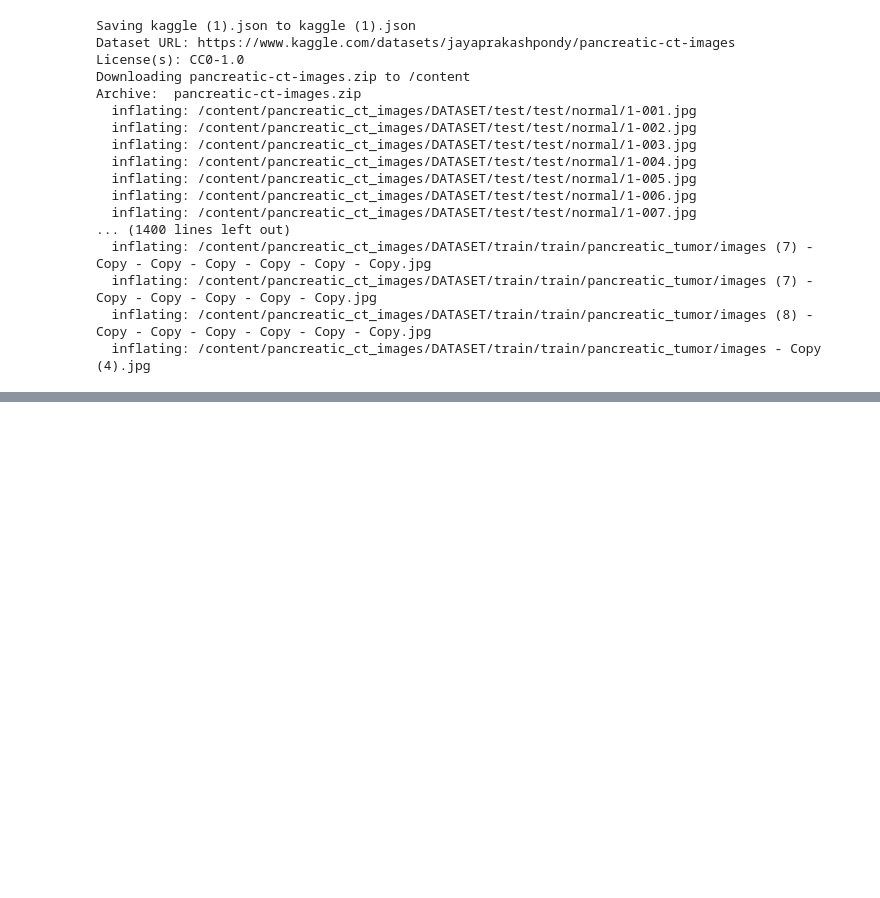
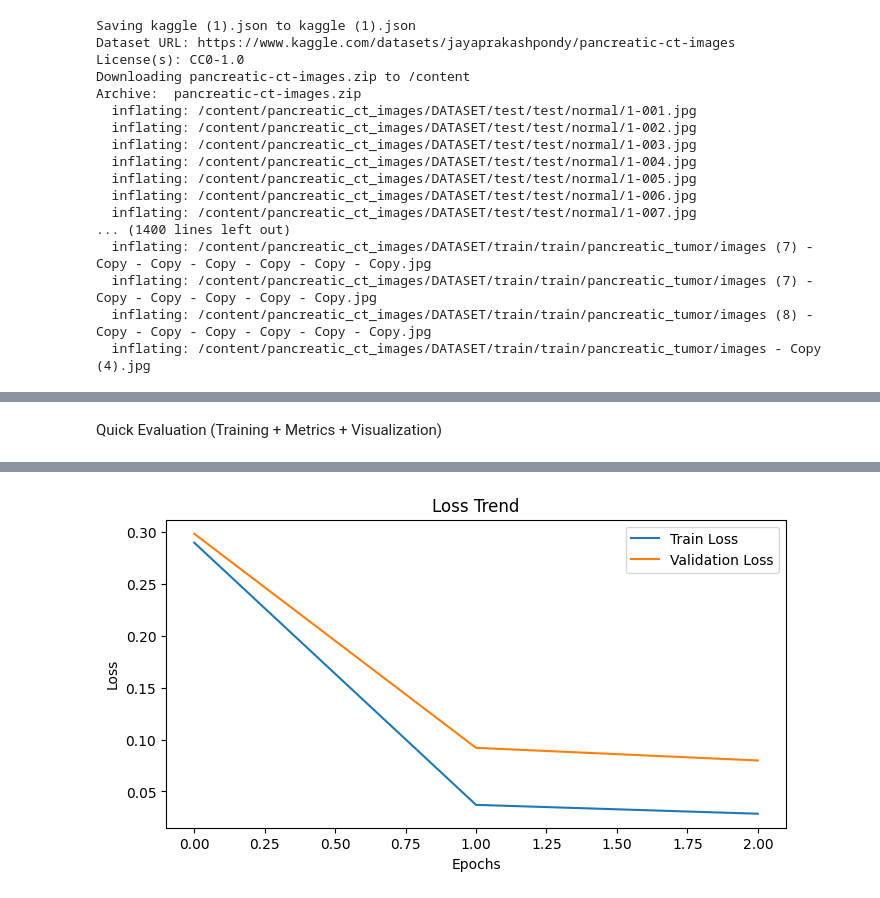
Before and after one commit to Adithyavardhans/AI_Systems_Project, a Jupyter notebook: Playground.ipynb, the cells around one changed output, grey strips where cells are left out. Drawn from its saved outputs; the diff is of its cells as text; code cells hidden in the pictures; blank space fills up the shorter version.

```diff
--- a/Playground.ipynb
+++ b/Playground.ipynb
@@ -113,0 +243,58 @@ Labels: (999,)
+# %% [markdown]
+Quick Evaluation (Training + Metrics + Visualization)
+# %%
+import torch.optim as optim
+import matplotlib.pyplot as plt
+
+criterion = nn.CrossEntropyLoss()
+optimizer = optim.Adam(model.parameters(), lr=1e-4)
+
+train_losses, test_losses, accuracies = [], [], []
+
+EPOCHS = 3  # short run for quick evaluation
+for epoch in range(EPOCHS):
+    model.train()
+    running_loss = 0
+    for images, labels in train_loader:
+        images, labels = images.to(device), labels.to(device)
+        optimizer.zero_grad()
+        outputs = model(images)
+        loss = criterion(outputs, labels)
+        loss.backward()
+        optimizer.step()
+        running_loss += loss.item()
+
+    train_losses.append(running_loss / len(train_loader))
+
+    # Validation
+    model.eval()
+    correct, total, val_loss = 0, 0, 0
+    with torch.no_grad():
+        for images, labels in test_loader:
+            images, labels = images.to(device), labels.to(device)
+            outputs = model(images)
+            loss = criterion(outputs, labels)
+            val_loss += loss.item()
+            _, predicted = torch.max(outputs, 1)
+            correct += (predicted == labels).sum().item()
+            total += labels.size(0)
+
+    accuracy = 100 * correct / total
+    accuracies.append(accuracy)
+    test_losses.append(val_loss / len(test_loader))
+
+    print(f"Epoch [{epoch+1}/{EPOCHS}] "
+          f"Train Loss: {train_losses[-1]:.4f} | "
+          f"Val Loss: {test_losses[-1]:.4f} | "
+          f"Accuracy: {accuracy:.2f}%")
+
+# Plot losses
+plt.figure(figsize=(8,4))
+plt.plot(train_losses, label='Train Loss')
+plt.plot(test_losses, label='Validation Loss')
+plt.title('Loss Trend')
+plt.xlabel('Epochs')
+plt.ylabel('Loss')
+plt.legend()
+plt.show()
+# %% [output]
@@ -113,0 +304 @@ Labels: (999,)
+[figure, added]
```
Also changed, not shown: parts of 9 cells of this notebook.
